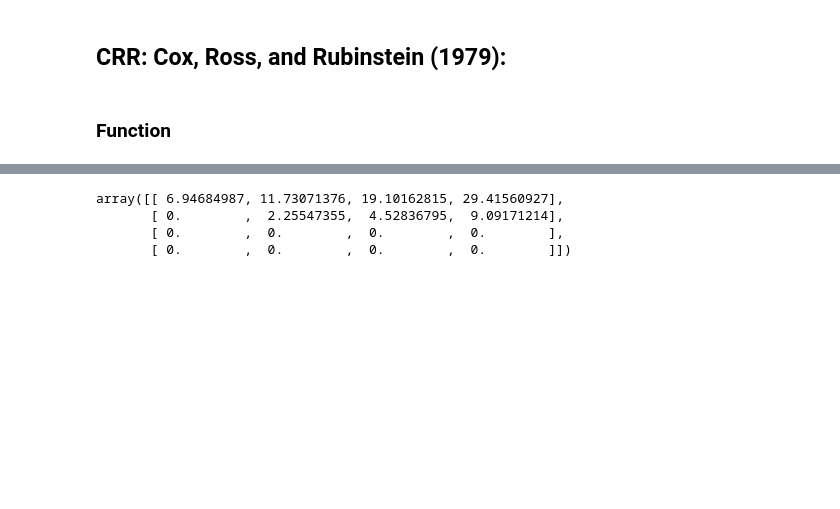
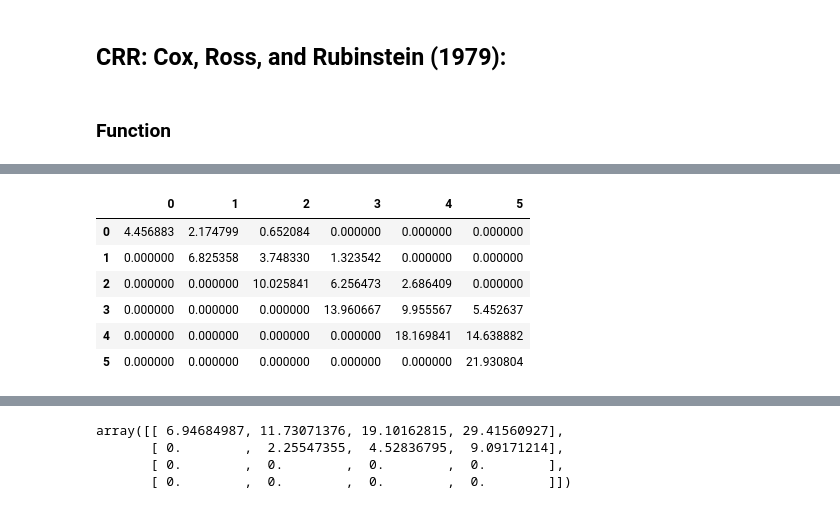
Before and after one commit to julesleclair/BinomialTree, a Jupyter notebook: Binomial Tree - v2.ipynb, the cells around one changed output, grey strips where cells are left out. Saved outputs shown, nothing was run; the diff lists cells and outputs as text; code cells hidden in the pictures; blank space fills up the shorter version.

```diff
--- a/Binomial Tree - v2.ipynb
+++ b/Binomial Tree - v2.ipynb
@@ -112,0 +230,13 @@ t = Tree(test, 5)
+# %%
+for i in range(5,0,-1):
+    self.t_eu_p[:i, i-1] = np.exp(-self.param.rate * self.dt) \
+        * self.p * self.t_eu_p[:i, i] \
+        + (1 - self.p) * self.t_eu_p[1:i+1, i]
+# %% [output]
+|  | 0 | 1 | 2 | 3 | 4 | 5 |
+| 0 | 4.456883 | 2.174799 | 0.652084 | 0.000000 | 0.000000 | 0.000000 |
+| 1 | 0.000000 | 6.825358 | 3.748330 | 1.323542 | 0.000000 | 0.000000 |
+| 2 | 0.000000 | 0.000000 | 10.025841 | 6.256473 | 2.686409 | 0.000000 |
+| 3 | 0.000000 | 0.000000 | 0.000000 | 13.960667 | 9.955567 | 5.452637 |
+| 4 | 0.000000 | 0.000000 | 0.000000 | 0.000000 | 18.169841 | 14.638882 |
+| 5 | 0.000000 | 0.000000 | 0.000000 | 0.000000 | 0.000000 | 21.930804 |
```
Also changed, not shown: parts of 16 cells of this notebook.
